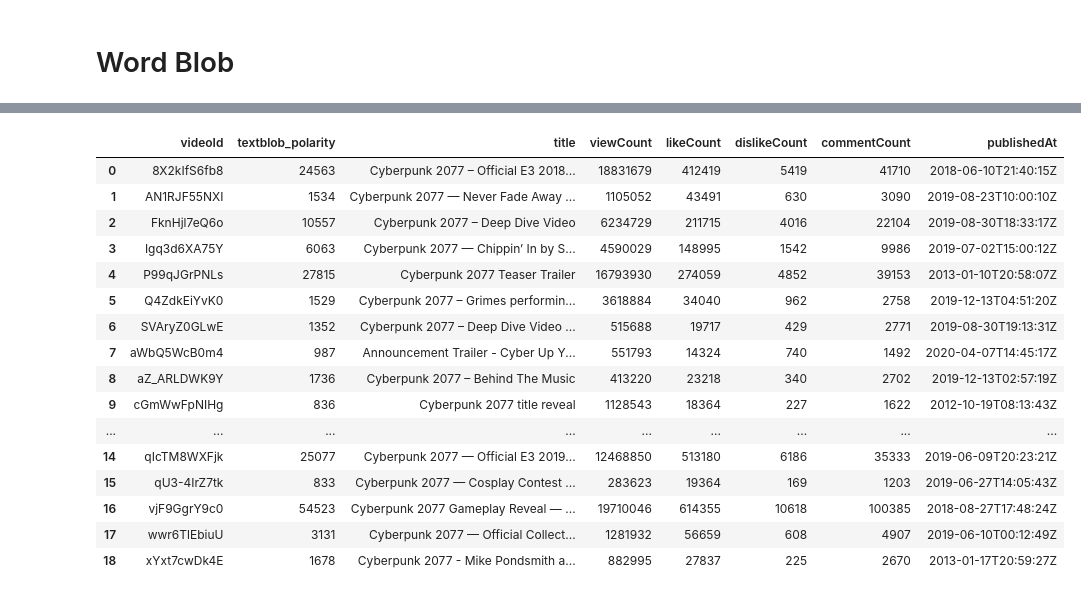
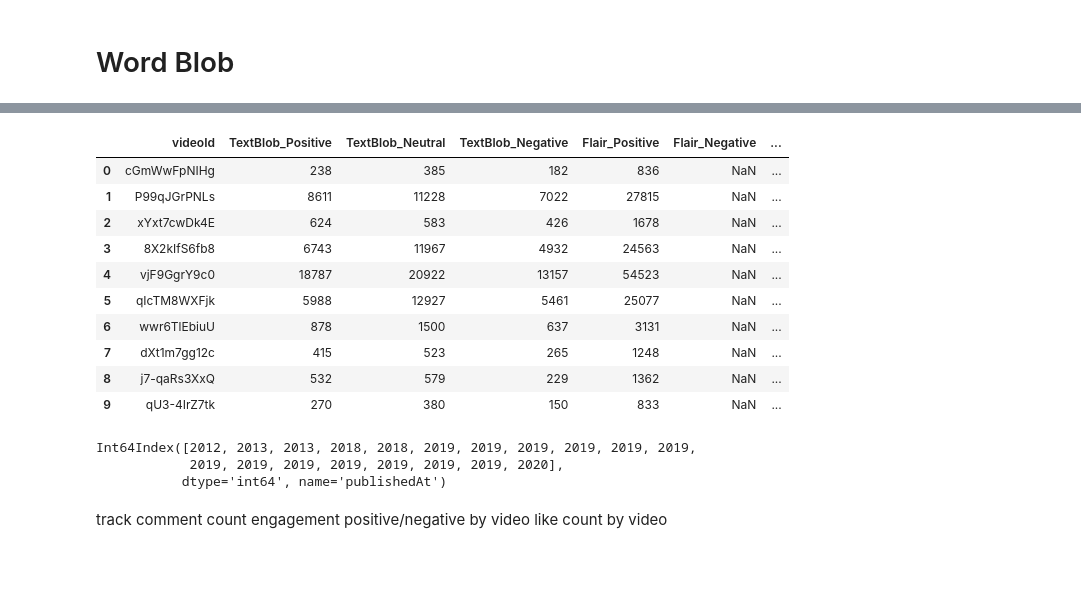
Before and after one commit to abrar-uddin/Cyberpunk-2077-Sentiment-Analysis, a Jupyter notebook: code/Cyberpunk Sentiment Analysis.ipynb, the cells around one changed output, grey strips where cells are left out. Cells and saved outputs as stored; diff of their text form; code cells hidden in the pictures; blank space fills up the shorter version.

```diff
--- a/code/Cyberpunk Sentiment Analysis.ipynb
+++ b/code/Cyberpunk Sentiment Analysis.ipynb
@@ -155,6 +163,5 @@ import pandas as pd
 # %%
-df = pd.read_json("../data/sentiment_analysis.csv")
-vid = pd.read_csv('../data/raw_data/videos.csv')
+vid_table = pd.read_csv('../data/raw_data/videos.csv')
 # %%
 vid.head()
 # %% [output]
@@ -212,0 +174,19 @@ t
+# %%
+con = sqlite3.connect("sentiment_analysis_db.sqlite")
+index = pd.read_sql_query("SELECT videoId "
+                          "FROM sentiment_analysis GROUP BY videoId", con)
+table1 = pd.read_sql_query("SELECT COUNT(textblob_polarity) as TextBlob_Positive "
+                          "FROM sentiment_analysis WHERE textblob_polarity > 0 GROUP BY videoId", con)
+table2 = pd.read_sql_query("SELECT COUNT(textblob_subjectivity) as TextBlob_Neutral "
+                          "FROM sentiment_analysis WHERE textblob_subjectivity == 0 GROUP BY videoId", con)
+table3 = pd.read_sql_query("SELECT COUNT(textblob_polarity) as TextBlob_Negative "
+                          "FROM sentiment_analysis WHERE textblob_polarity < 0 GROUP BY videoId", con)
+
+table4 = pd.read_sql_query("SELECT COUNT(flair_score) as Flair_Positive "
+                          "FROM sentiment_analysis WHERE flair_sentiment == \"POSITIVE\" GROUP BY videoId", con)
+table5 = pd.read_sql_query("SELECT COUNT(flair_score) as Flair_Negative "
+                          "FROM sentiment_analysis WHERE flair_sentiment == \"NEGATIVE\" GROUP BY videoId", con)
+con.close()
+# %%
+frames = [index, table1, table2, table3, table4, table5]
+frames = pd.concat(frames, axis=1).set_index('videoId')
@@ -213,20 +214,17 @@ t
 # %%
-t.merge(vid, left_on='videoId', right_on='videoId').drop(['categoryId', 'channelId', 'description'], axis=1)
+table = frames.merge(vid_table, left_on='videoId', right_on='videoId').drop(['categoryId', 'channelId', 'description'],
+                                                                           axis=1).sort_values(['publishedAt'],
+                                                                                         ignore_index=True)
+table.head(10)
 # %% [output]
-|  | videoId | textblob_polarity | title | viewCount | likeCount | dislikeCount | commentCount | publishedAt |
-| 0 | 8X2kIfS6fb8 | 24563 | Cyberpunk 2077 – Official E3 2018... | 18831679 | 412419 | 5419 | 41710 | 2018-06-10T21:40:15Z |
-| 1 | AN1RJF55NXI | 1534 | Cyberpunk 2077 — Never Fade Away ... | 1105052 | 43491 | 630 | 3090 | 2019-08-23T10:00:10Z |
-| 2 | FknHjl7eQ6o | 10557 | Cyberpunk 2077 – Deep Dive Video | 6234729 | 211715 | 4016 | 22104 | 2019-08-30T18:33:17Z |
-| 3 | Igq3d6XA75Y | 6063 | Cyberpunk 2077 — Chippin’ In by S... | 4590029 | 148995 | 1542 | 9986 | 2019-07-02T15:00:12Z |
-| 4 | P99qJGrPNLs | 27815 | Cyberpunk 2077 Teaser Trailer | 16793930 | 274059 | 4852 | 39153 | 2013-01-10T20:58:07Z |
-| 5 | Q4ZdkEiYvK0 | 1529 | Cyberpunk 2077 – Grimes performin... | 3618884 | 34040 | 962 | 2758 | 2019-12-13T04:51:20Z |
-| 6 | SVAryZ0GLwE | 1352 | Cyberpunk 2077 – Deep Dive Video ... | 515688 | 19717 | 429 | 2771 | 2019-08-30T19:13:31Z |
-| 7 | aWbQ5WcB0m4 | 987 | Announcement Trailer - Cyber Up Y... | 551793 | 14324 | 740 | 1492 | 2020-04-07T14:45:17Z |
-| 8 | aZ_ARLDWK9Y | 1736 | Cyberpunk 2077 – Behind The Music | 413220 | 23218 | 340 | 2702 | 2019-12-13T02:57:19Z |
-| 9 | cGmWwFpNIHg | 836 | Cyberpunk 2077 title reveal | 1128543 | 18364 | 227 | 1622 | 2012-10-19T08:13:43Z |
-| ... | ... | ... | ... | ... | ... | ... | ... | ... |
-| 14 | qIcTM8WXFjk | 25077 | Cyberpunk 2077 — Official E3 2019... | 12468850 | 513180 | 6186 | 35333 | 2019-06-09T20:23:21Z |
-| 15 | qU3-4IrZ7tk | 833 | Cyberpunk 2077 — Cosplay Contest ... | 283623 | 19364 | 169 | 1203 | 2019-06-27T14:05:43Z |
-| 16 | vjF9GgrY9c0 | 54523 | Cyberpunk 2077 Gameplay Reveal — ... | 19710046 | 614355 | 10618 | 100385 | 2018-08-27T17:48:24Z |
-| 17 | wwr6TlEbiuU | 3131 | Cyberpunk 2077 — Official Collect... | 1281932 | 56659 | 608 | 4907 | 2019-06-10T00:12:49Z |
-| 18 | xYxt7cwDk4E | 1678 | Cyberpunk 2077 - Mike Pondsmith a... | 882995 | 27837 | 225 | 2670 | 2013-01-17T20:59:27Z |
+|  | videoId | TextBlob_Positive | TextBlob_Neutral | TextBlob_Negative | Flair_Positive | Flair_Negative | ... |
+| 0 | cGmWwFpNIHg | 238 | 385 | 182 | 836 | NaN | ... |
+| 1 | P99qJGrPNLs | 8611 | 11228 | 7022 | 27815 | NaN | ... |
+| 2 | xYxt7cwDk4E | 624 | 583 | 426 | 1678 | NaN | ... |
+| 3 | 8X2kIfS6fb8 | 6743 | 11967 | 4932 | 24563 | NaN | ... |
+| 4 | vjF9GgrY9c0 | 18787 | 20922 | 13157 | 54523 | NaN | ... |
+| 5 | qIcTM8WXFjk | 5988 | 12927 | 5461 | 25077 | NaN | ... |
+| 6 | wwr6TlEbiuU | 878 | 1500 | 637 | 3131 | NaN | ... |
+| 7 | dXt1m7gg12c | 415 | 523 | 265 | 1248 | NaN | ... |
+| 8 | j7-qaRs3XxQ | 532 | 579 | 229 | 1362 | NaN | ... |
+| 9 | qU3-4IrZ7tk | 270 | 380 | 150 | 833 | NaN | ... |
@@ -232,0 +233,10 @@ t.merge(vid, left_on='videoId', right_on='videoId').drop(['categoryId', 'channel
+# %%
+pd.DatetimeIndex(table['publishedAt']).year
+# %% [output]
+Int64Index([2012, 2013, 2013, 2018, 2018, 2019, 2019, 2019, 2019, 2019, 2019,
+            2019, 2019, 2019, 2019, 2019, 2019, 2019, 2020],
+           dtype='int64', name='publishedAt')
+# %% [markdown]
+track comment count engagement
+positive/negative by video
+like count by video
```
Also changed, not shown: parts of 16 cells of this notebook, 1 other file.
